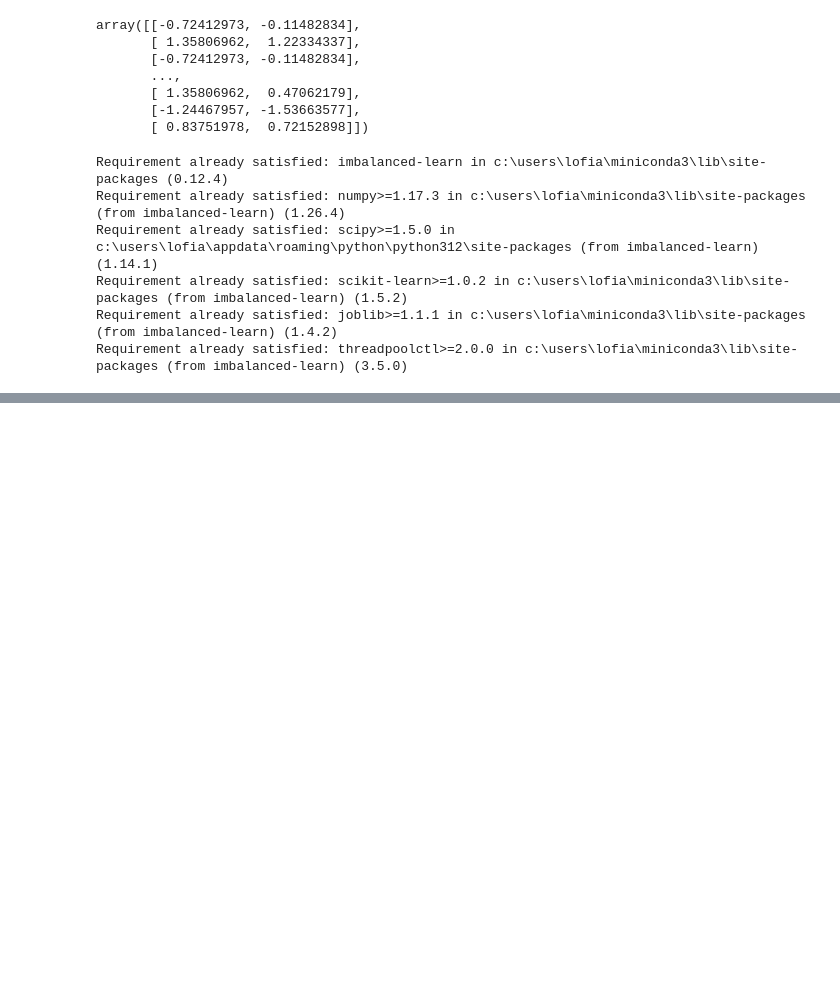
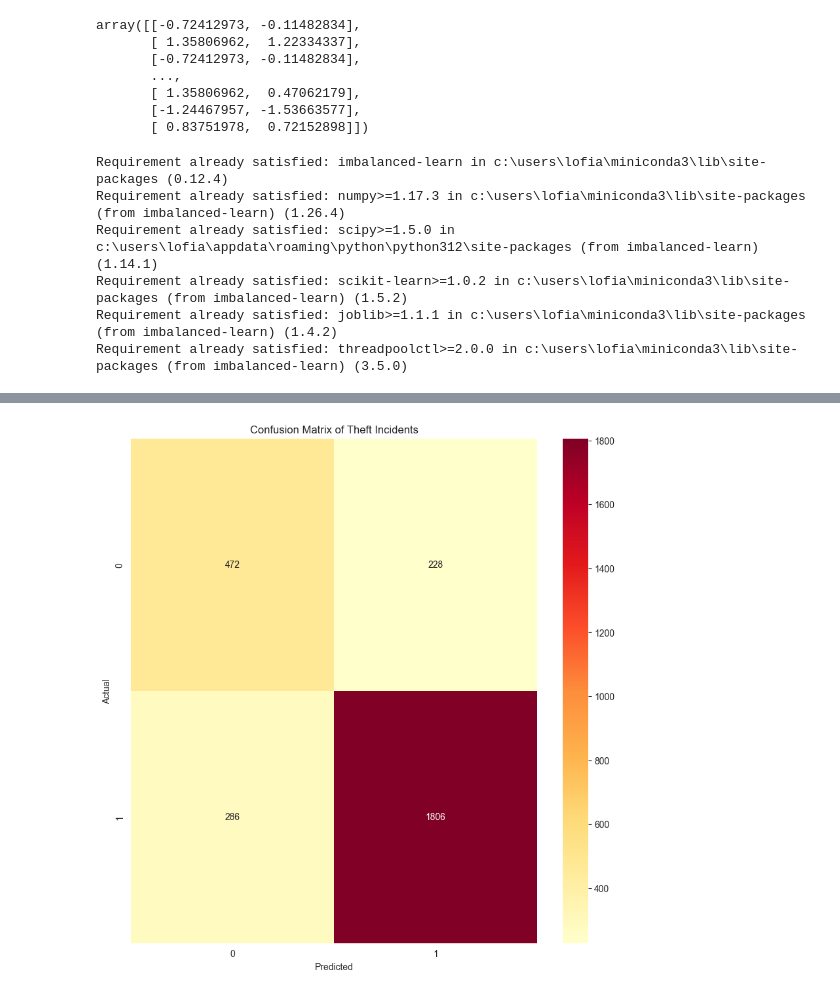
Before and after one commit to Hi-kue/syncgraph-309, a Jupyter notebook: server/insights/c309_r2_toodu_model.ipynb, the cells around one changed output, grey strips where cells are left out. Drawn from its saved outputs; the diff is of its cells as text; code cells hidden in the pictures; blank space fills up the shorter version.

```diff
--- a/server/insights/c309_r2_toodu_model.ipynb
+++ b/server/insights/c309_r2_toodu_model.ipynb
@@ -219,0 +324,14 @@ plt.show()
+# %%
+# TODO: Fix this Confusion Matrix!
+
+y_pred_rfc = model_rfc.predict(x_test)
+cm_rfc = confusion_matrix(y_test, y_pred_rfc)
+
+plt.figure(figsize=(10, 10))
+sns.heatmap(cm_rfc, annot=True, cmap="YlOrRd", fmt="d")
+plt.title("Confusion Matrix of Theft Incidents")
+plt.xlabel("Predicted")
+plt.ylabel("Actual")
+plt.show()
+# %% [output]
+[figure, added]
```
Also changed, not shown: parts of 24 cells of this notebook, 6 other files.
